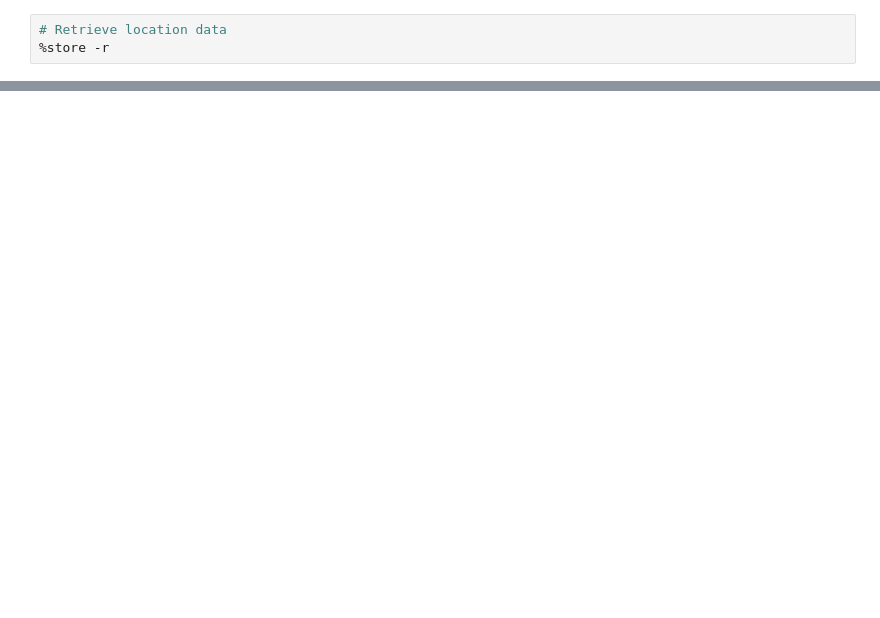
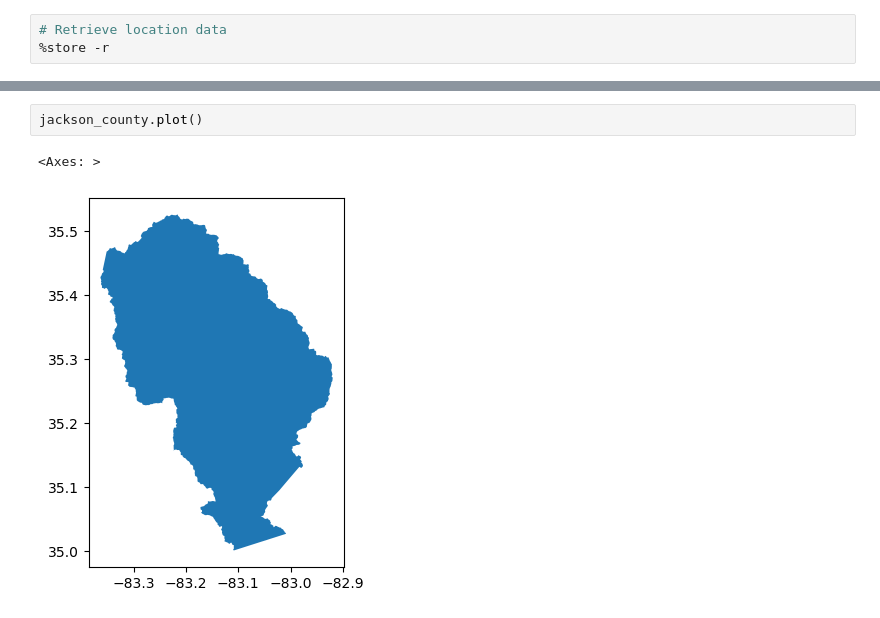
Before and after one commit to BioNCphilic/rivercane, a Jupyter notebook: rivercane_notebooks/rivercane-34-wrangle-elevation.ipynb, the cells around one changed output, grey strips where cells are left out. Drawn from its saved outputs; the diff is of its cells as text; blank space fills up the shorter version.

```diff
--- a/rivercane_notebooks/rivercane-34-wrangle-elevation.ipynb
+++ b/rivercane_notebooks/rivercane-34-wrangle-elevation.ipynb
@@ -83,0 +89,5 @@ ok_strm_da = rxr.open_rasterio()
+# %%
+jackson_county.plot()
+# %% [output]
+<Axes: >
+[figure, added]
```
Also changed, not shown: parts of 14 cells of this notebook.
